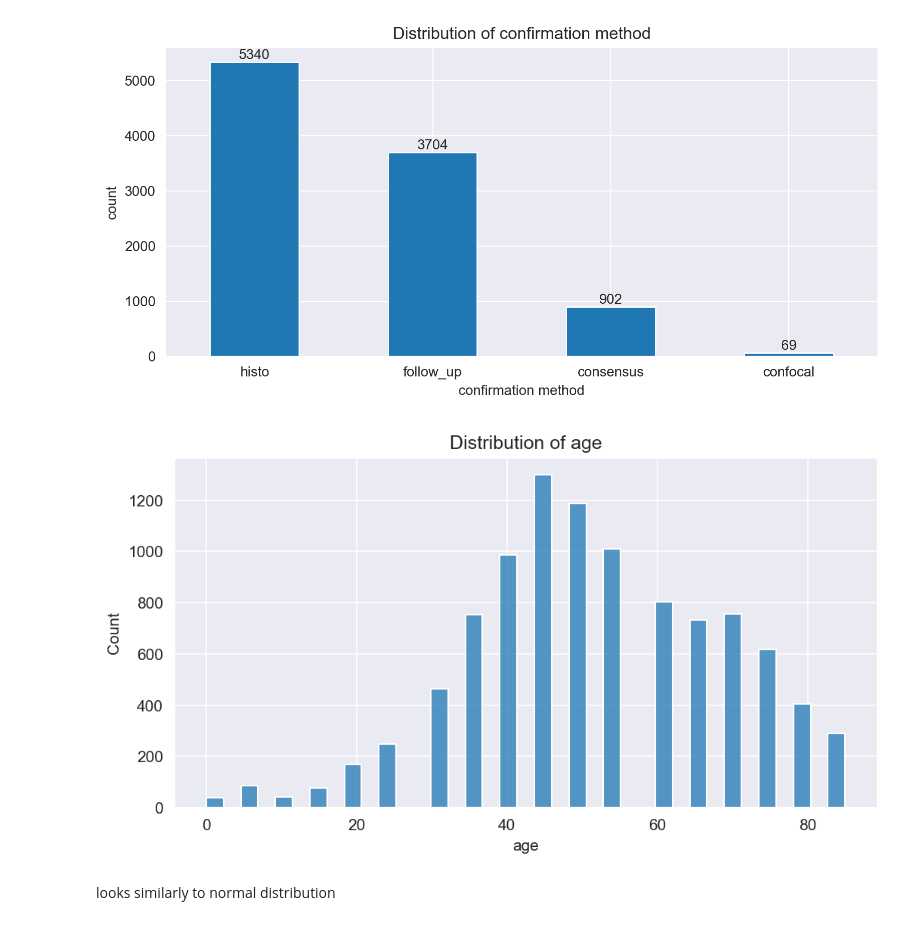
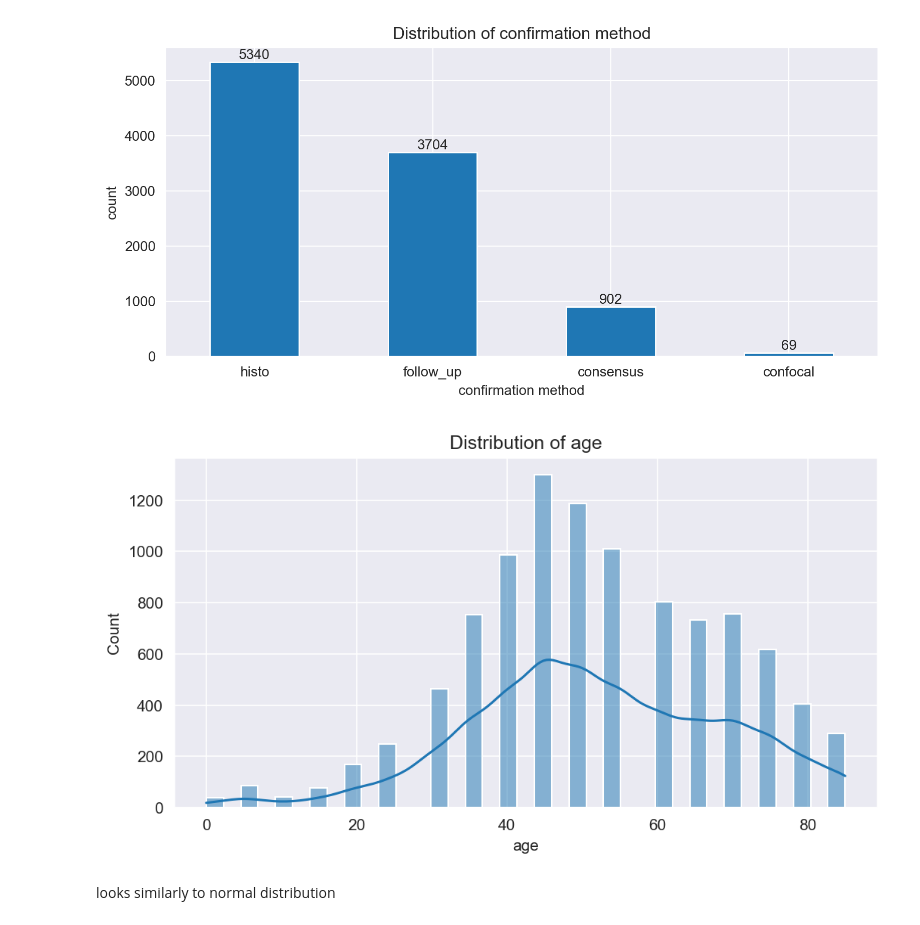
Before and after one commit to natix-x/Skin-cancer-prediction, a Jupyter notebook: metadata_analysis.ipynb, the cells around one changed output. Cells and saved outputs as stored; diff of their text form; code cells hidden in the pictures.

Commit message:
visual updates

```diff
--- a/metadata_analysis.ipynb
+++ b/metadata_analysis.ipynb
@@ -112,10 +112,10 @@ count_plot(df, "confirmation method")
 [figure]
 # %%
 plt.figure(figsize=(8, 4), dpi=150)
-sns.histplot(data=df.dropna(), x="age")
+sns.histplot(data=df.dropna(), x="age", kde=True)
 plt.title("Distribution of age");
 # %% [output]
-[figure, old version]
+[figure, new version]
 # %% [markdown]
 looks similarly to normal distribution
 # %% [markdown]
```
Also changed, not shown: parts of 2 cells of this notebook.
